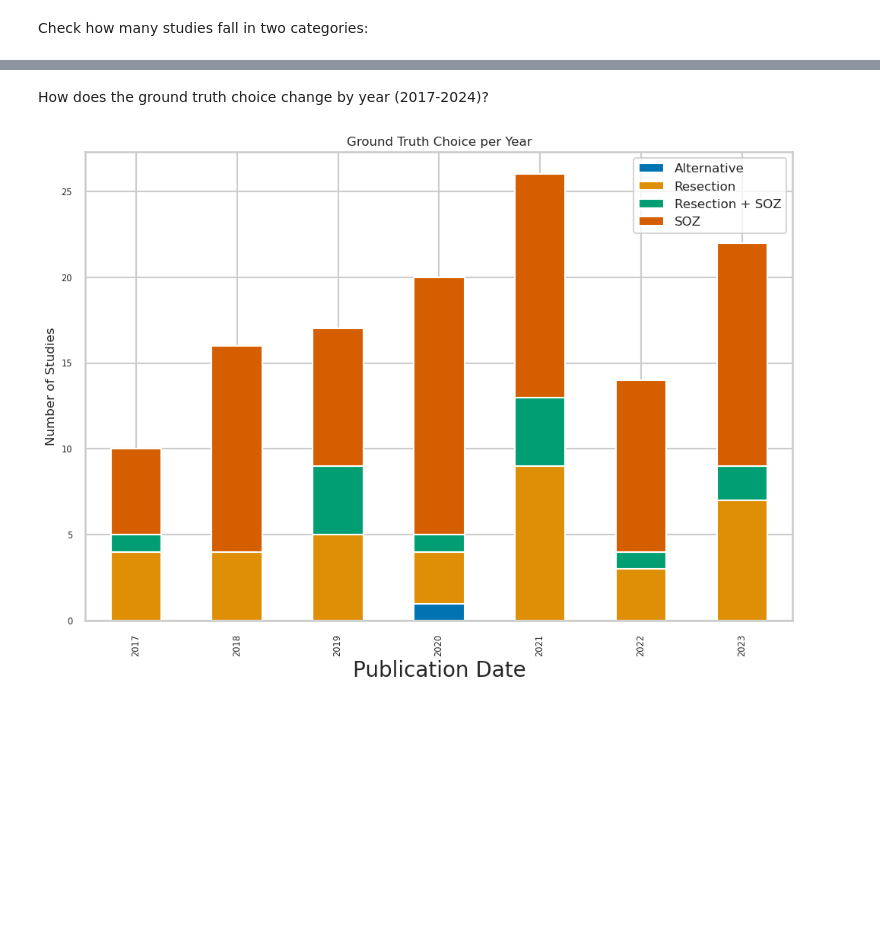
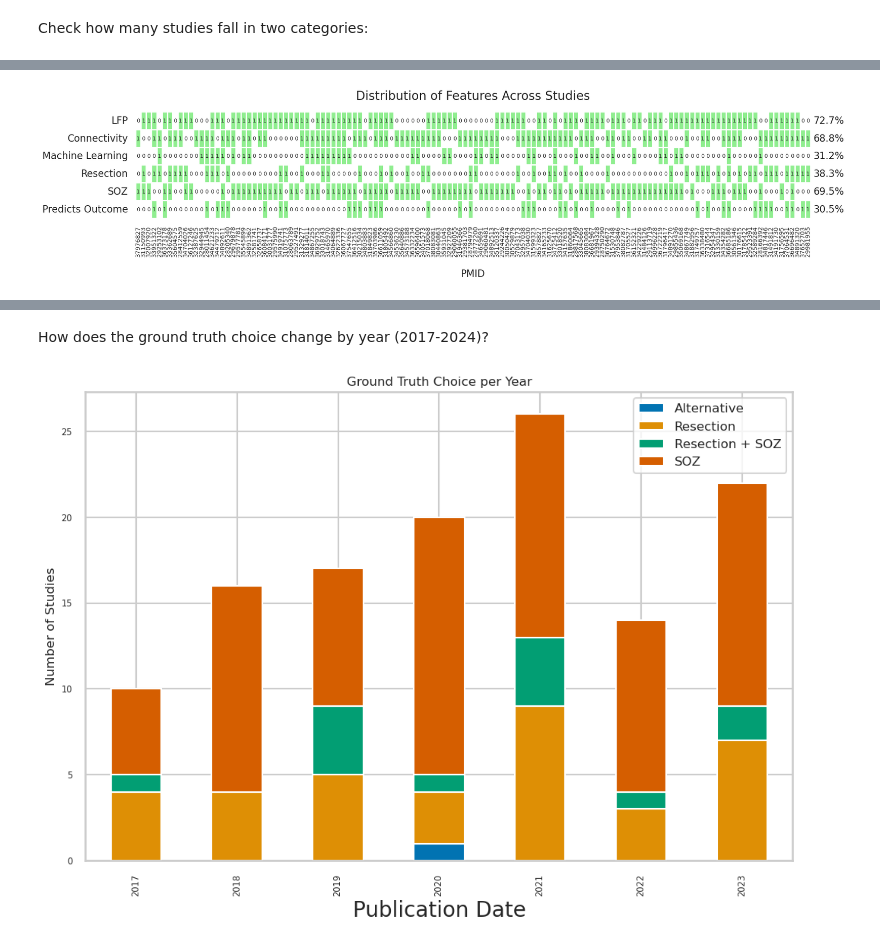
Before and after one commit to ivkarla/epigame, a Jupyter notebook: epirev/epirev_results_prelim.ipynb, the cells around one changed output, grey strips where cells are left out. Saved outputs shown, nothing was run; the diff lists cells and outputs as text; code cells hidden in the pictures; blank space fills up the shorter version.

```diff
--- a/epirev/epirev_results_prelim.ipynb
+++ b/epirev/epirev_results_prelim.ipynb
@@ -713,3 +871,77 @@ Overlap between Stimulation and LFP: 10 studies
 Overlap between Stimulation and Connectivity analysis: 8 studies
 Overlap between Stimulation and Model: 5 studies
 Overlap between Stimulation and ML: 1 studies
+# %%
+design_details_df = excel_data["Design Details"]
+
+# Create lists to store data for each column
+study_list = []
+resection_list = []
+soz_list = []
+lfp_list = []
+connectivity_list = []
+ml_list = []
+predicts_outcome_list = []
+outcome_auc_list = []
+ez_auc_list = []
+
+# Populate the lists with data from design_details_df
+for index, row in design_details_df.iterrows():
+    study_name = row["PMID"]
+    resection = 1 if "resection" in str(row["Ground Truth\n[Question ID: 57640][Field ID: 93704x122089]"]).lower() else 0
+    soz = 1 if "seizure onset zone" in str(row["Ground Truth\n[Question ID: 57640][Field ID: 93704x122089]"]).lower() else 0
+    lfp = 1 if any(study_name == t[0] for t in category_counts["LFP"]) else 0
+    connectivity = 1 if any(study_name == t[0] for t in category_counts["Connectivity analysis"]) else 0
+    ml = 1 if any(study_name == t[0] for t in category_counts["ML"]) else 0
+    predicts_outcome = 1 if "outcome" in row["Performance Score - Metric\n[Question ID: 57631][Field ID: 93691x122076]"] else 0
+    outcome_auc = outcome_score_vals["AUC"][outcome_score_vals["PMID_AUC"].index(study_name)] if study_name in outcome_score_vals["PMID_AUC"] else 0
+    ez_auc = ez_score_vals["AUC"][ez_score_vals["PMID_AUC"].index(study_name)] if study_name in ez_score_vals["PMID_AUC"] else 0
+
+    # Append data to lists
+    study_list.append(study_name)
+    resection_list.append(resection)
+    soz_list.append(soz)
+    lfp_list.append(lfp)
+    connectivity_list.append(connectivity)
+    ml_list.append(ml)
+    predicts_outcome_list.append(predicts_outcome)
+    outcome_auc_list.append(outcome_auc)
+    ez_auc_list.append(ez_auc)
+
+# Create the DataFrame
+study_features = pd.DataFrame({
+    "Study": study_list,
+    "LFP": lfp_list,
+    "Connectivity": connectivity_list,
+    "Machine Learning": ml_list,
+    "Resection": resection_list,
+    "SOZ": soz_list,
+    "Predicts Outcome": predicts_outcome_list
+    # "Outcome Prediction AUC": outcome_auc_list,
+    # "EZ Prediction AUC": ez_auc_list
+})
+
+# Set the Study column as the index for visualization
+study_features.set_index('Study', inplace=True)
+
+# Define custom colormap
+import matplotlib.colors as mcolors
+cmap = mcolors.ListedColormap(['white', 'lightgreen'])
+
+plt.figure(figsize=(20, 3.5))
+ax = sns.heatmap(study_features.T, cmap=cmap, cbar=False, xticklabels=study_list, linewidths=1, linecolor='white', annot=True, fmt="d")
+
+# Iterate through each row (feature) and annotate with percentage of ones
+for i, feature in enumerate(study_features.T.index):
+    percent_ones = (study_features.T.loc[feature] == 1).sum() / len(study_features.T.loc[feature]) * 100
+    ax.text(len(study_list) + 0.5, i + 0.5, f"{percent_ones:.1f}%", ha="left", va="center", fontsize=16)
+
+plt.title('Distribution of Features Across Studies', fontsize=20, pad=20)
+plt.xticks(rotation=90, ha='center', fontsize=10)
+plt.yticks(fontsize=16)
+plt.xlabel('PMID', fontsize=16, labelpad=20)
+plt.subplots_adjust(top=0.9, bottom=0.2)
+
+plt.show()
+# %% [output]
+[figure, added]
```
Also changed, not shown: parts of 19 cells of this notebook.
